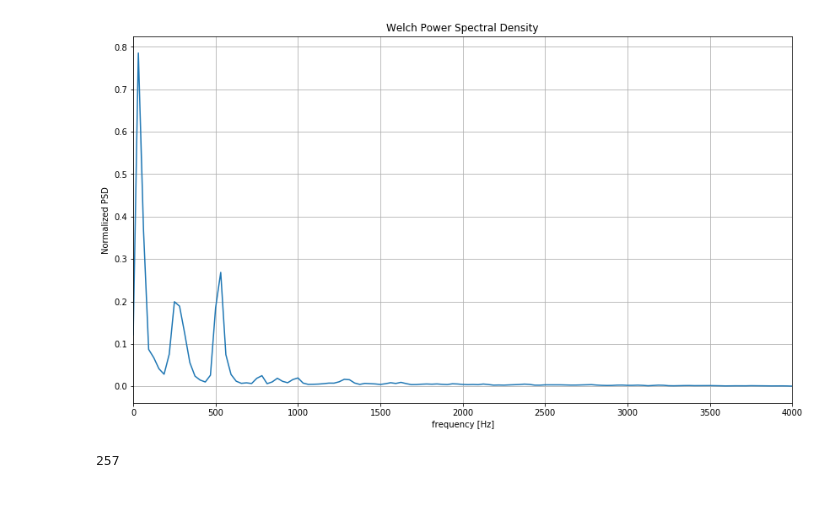
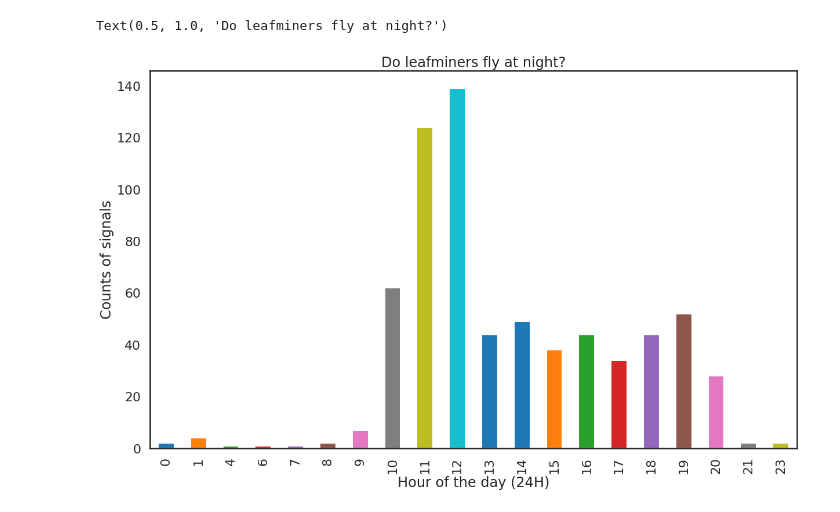
Before and after one commit to kalfasyan/wingbeat_frequencies, a Jupyter notebook: Analyzing_SDcard_data.ipynb, the cells around one changed output. Drawn from its saved outputs; the diff is of its cells as text; code cells hidden in the pictures.

Commit message:
fixing manyinputs, updating sd card data analysis

```diff
--- a/Analyzing_SDcard_data.ipynb
+++ b/Analyzing_SDcard_data.ipynb
@@ -13,29 +8,38 @@ ERROR:root:Invalid alias: The name man can't be aliased because it is another ma
 # %%
-X, y, filenames = get_data(filedir='/home/kalfasyan/data/insects/', target_names=['leafminer_fly_190131_190212'],only_names=False)
+X, y, filenames = get_data(filedir='/home/yannis/data/insects/', target_names=['leafminer_all'],only_names=False)
 # %%
-peaks = []
-for i in range(len(filenames)): #len(files)
-    data, fs = sf.read(filenames[np.random.randint(0,len(filenames))])#path + files[np.random.randint(0,100)]
+# peaks = []
+# for i in range(len(filenames)): #len(files)
+#     data, fs = sf.read(filenames[np.random.randint(0,len(filenames))])#path + files[np.random.randint(0,100)]
 
-    pwr = power_spectral_density(data).pow_amp.values
-    z = power_spectral_density(data, bandpass=True)
-    peaks.append(len(peak_finder(z)))
-#     break
-    plt.figure(figsize=(14,8))
+#     pwr = power_spectral_density(data).pow_amp.values
+#     z = power_spectral_density(data, bandpass=True)
+#     peaks.append(len(peak_finder(z)))
+# #     break
+#     plt.figure(figsize=(8,4))
 #     plt.subplot(2,1,1)
 #     plt.plot(pwr, )
 #     plt.subplot(2,1,2)
 #     plt.plot(data)
-    plt.plot(np.linspace(0,F_S/2,129),pwr)
-    plt.autoscale(enable=True, axis='x', tight=True)
-    plt.xlabel('frequency [Hz]')
-    plt.ylabel('Normalized PSD')
-    plt.grid(True)
-    plt.title('Welch Power Spectral Density')
-    break
+#     if i > 10:
+#         break
+#     plt.plot(np.linspace(0,F_S/2,129),pwr)
+#     plt.autoscale(enable=True, axis='x', tight=True)
+#     plt.xlabel('frequency [Hz]')
+#     plt.ylabel('Normalized PSD')
+#     plt.grid(True)
+#     plt.title('Welch Power Spectral Density')
+#     break
-# %% [output]
-[figure, removed]
-# %%
-np.sum(peaks)
-# %% [output]
-257
+# %%
+df = pd.DataFrame(pd.Series(filenames).apply(lambda x: get_wingbeat_timestamp(x)).value_counts())
+# %%
+df['counts'] = df[0]
+df['ind'] = df.index
+# %%
+df.counts.sort_index().plot(kind='bar', figsize=(20,12))
+plt.ylabel('Counts of signals')
+plt.xlabel('Hour of the day (24H)')
+plt.title('Do leafminers fly at night?')
+# %% [output]
+Text(0.5, 1.0, 'Do leafminers fly at night?')
+[figure, added]
```
Also changed, not shown: parts of 1 cell of this notebook, 2 other files.
